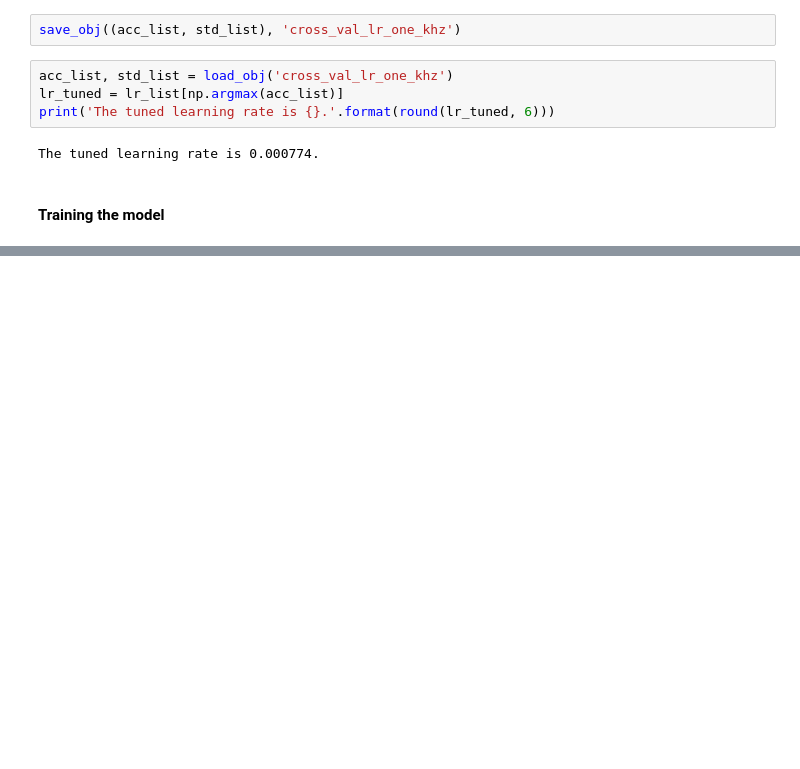
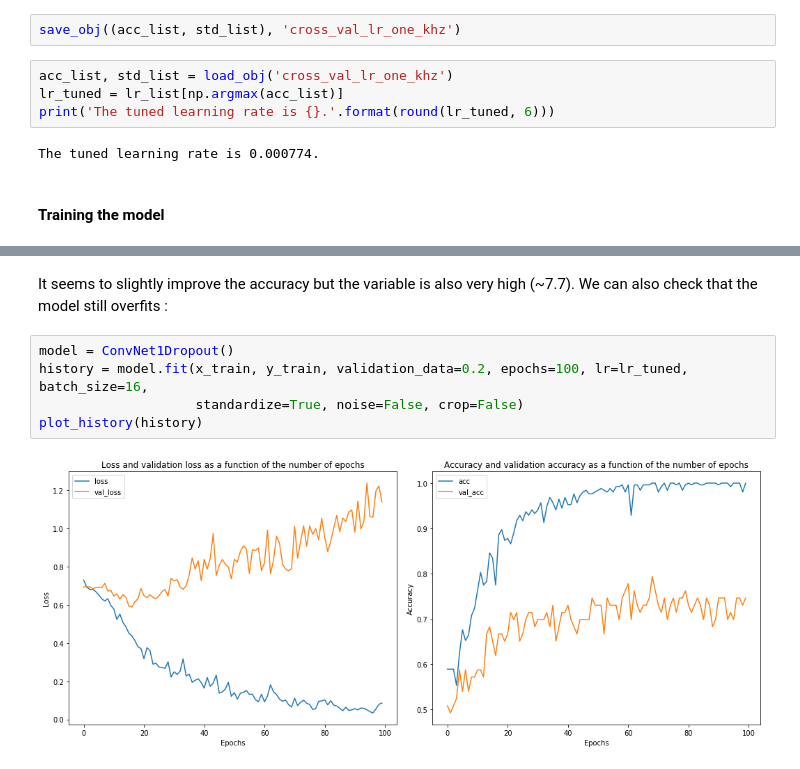
Before and after one commit to SSappy/deep_learning_epfl, a Jupyter notebook: project1/src/notebooks/Convolutional networks.ipynb, the cells around one changed output, grey strips where cells are left out. Drawn from its saved outputs; the diff is of its cells as text; blank space fills up the shorter version.

```diff
--- a/project1/src/notebooks/Convolutional networks.ipynb
+++ b/project1/src/notebooks/Convolutional networks.ipynb
@@ -150,0 +180,9 @@ Another way to augment the data is to add noise to it. In this section we train
+# %% [markdown]
+It seems to slightly improve the accuracy but the variable is also very high (~7.7). We can also check that the model still overfits :
+# %%
+model = ConvNet1Dropout()
+history = model.fit(x_train, y_train, validation_data=0.2, epochs=100, lr=lr_tuned, batch_size=16,
+                    standardize=True, noise=False, crop=False)
+plot_history(history)
+# %% [output]
+[figure, added]
```
Also changed, not shown: parts of 34 cells of this notebook, 6 other files.
